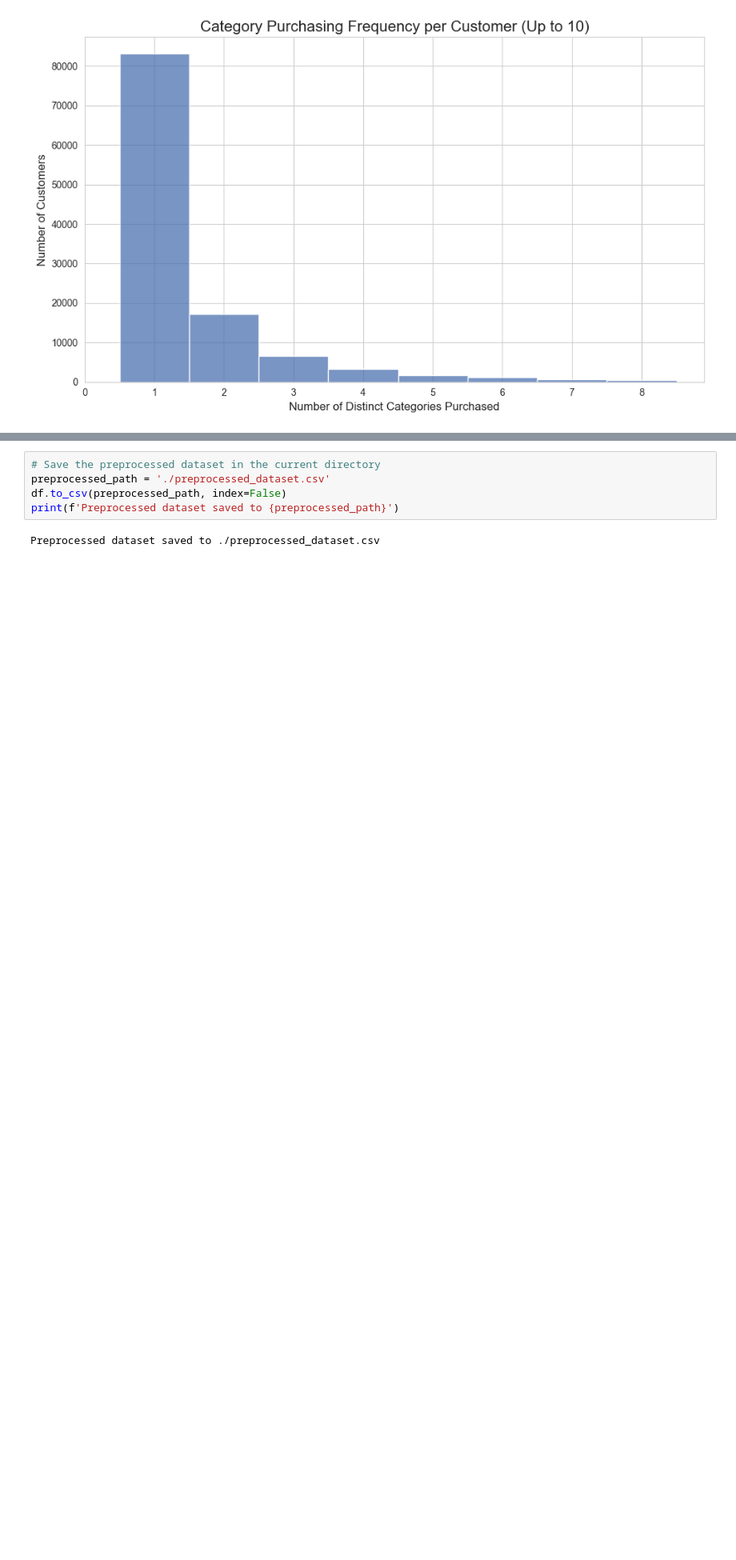
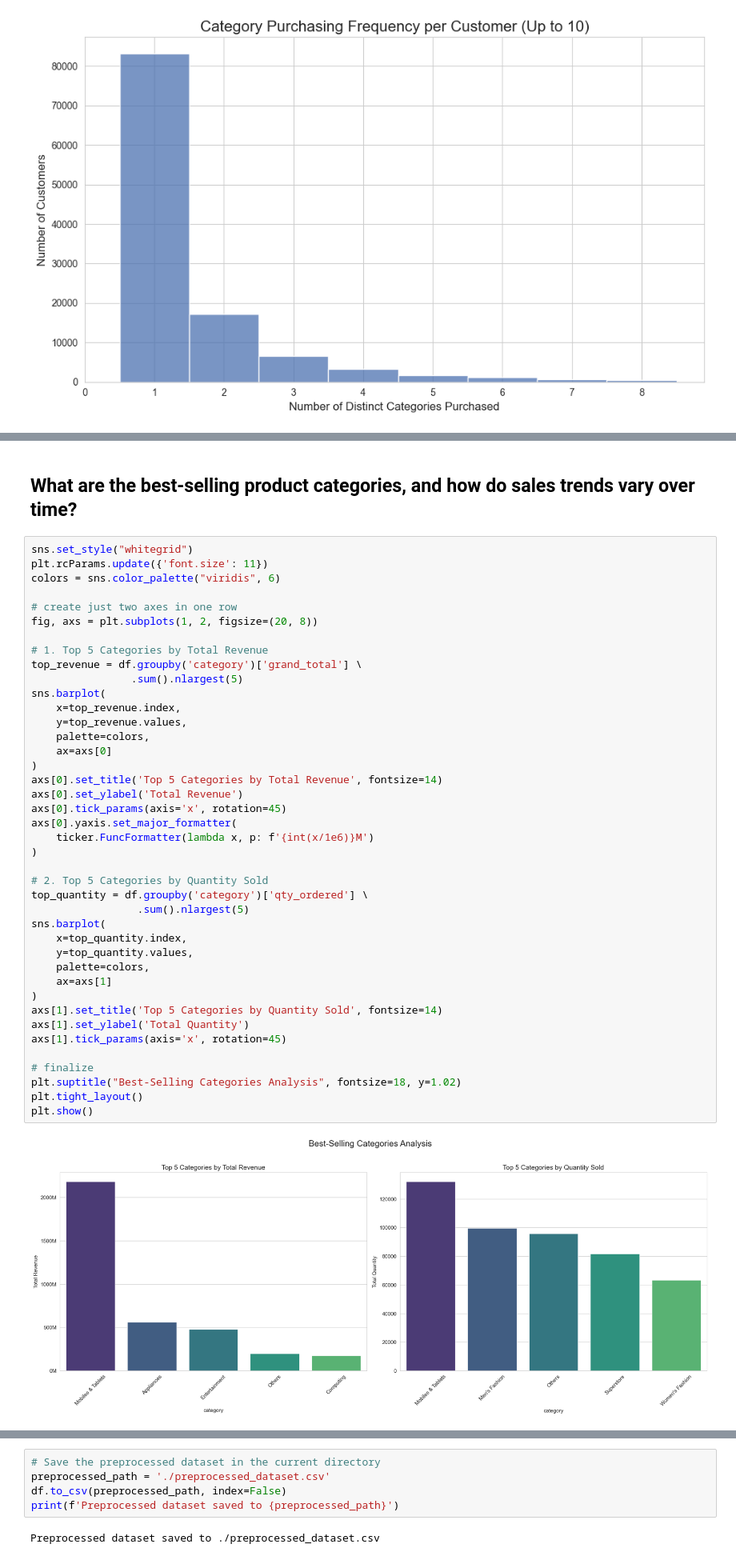
Before and after one commit to SalaarMasood/Data-Science-Proj, a Jupyter notebook: DataCleaning.ipynb, the cells around one changed output, grey strips where cells are left out. Shown at 80% size. Saved outputs shown, nothing was run; the diff lists cells and outputs as text; blank space fills up the shorter version.

```diff
--- a/DataCleaning.ipynb
+++ b/DataCleaning.ipynb
@@ -871,0 +901,45 @@ plt.show()
+# %% [markdown]
+## What are the best-selling product categories, and how do sales trends vary over time? ##
+# %%
+sns.set_style("whitegrid")
+plt.rcParams.update({'font.size': 11})
+colors = sns.color_palette("viridis", 6)
+
+# create just two axes in one row
+fig, axs = plt.subplots(1, 2, figsize=(20, 8))
+
+# 1. Top 5 Categories by Total Revenue
+top_revenue = df.groupby('category')['grand_total'] \
+                .sum().nlargest(5)
+sns.barplot(
+    x=top_revenue.index,
+    y=top_revenue.values,
+    palette=colors,
+    ax=axs[0]
+)
+axs[0].set_title('Top 5 Categories by Total Revenue', fontsize=14)
+axs[0].set_ylabel('Total Revenue')
+axs[0].tick_params(axis='x', rotation=45)
+axs[0].yaxis.set_major_formatter(
+    ticker.FuncFormatter(lambda x, p: f'{int(x/1e6)}M')
+)
+
+# 2. Top 5 Categories by Quantity Sold
+top_quantity = df.groupby('category')['qty_ordered'] \
+                 .sum().nlargest(5)
+sns.barplot(
+    x=top_quantity.index,
+    y=top_quantity.values,
+    palette=colors,
+    ax=axs[1]
+)
+axs[1].set_title('Top 5 Categories by Quantity Sold', fontsize=14)
+axs[1].set_ylabel('Total Quantity')
+axs[1].tick_params(axis='x', rotation=45)
+
+# finalize
+plt.suptitle("Best-Selling Categories Analysis", fontsize=18, y=1.02)
+plt.tight_layout()
+plt.show()
+# %% [output]
+[figure, added]
```
Also changed, not shown: parts of 6 cells of this notebook, 1 other file.
